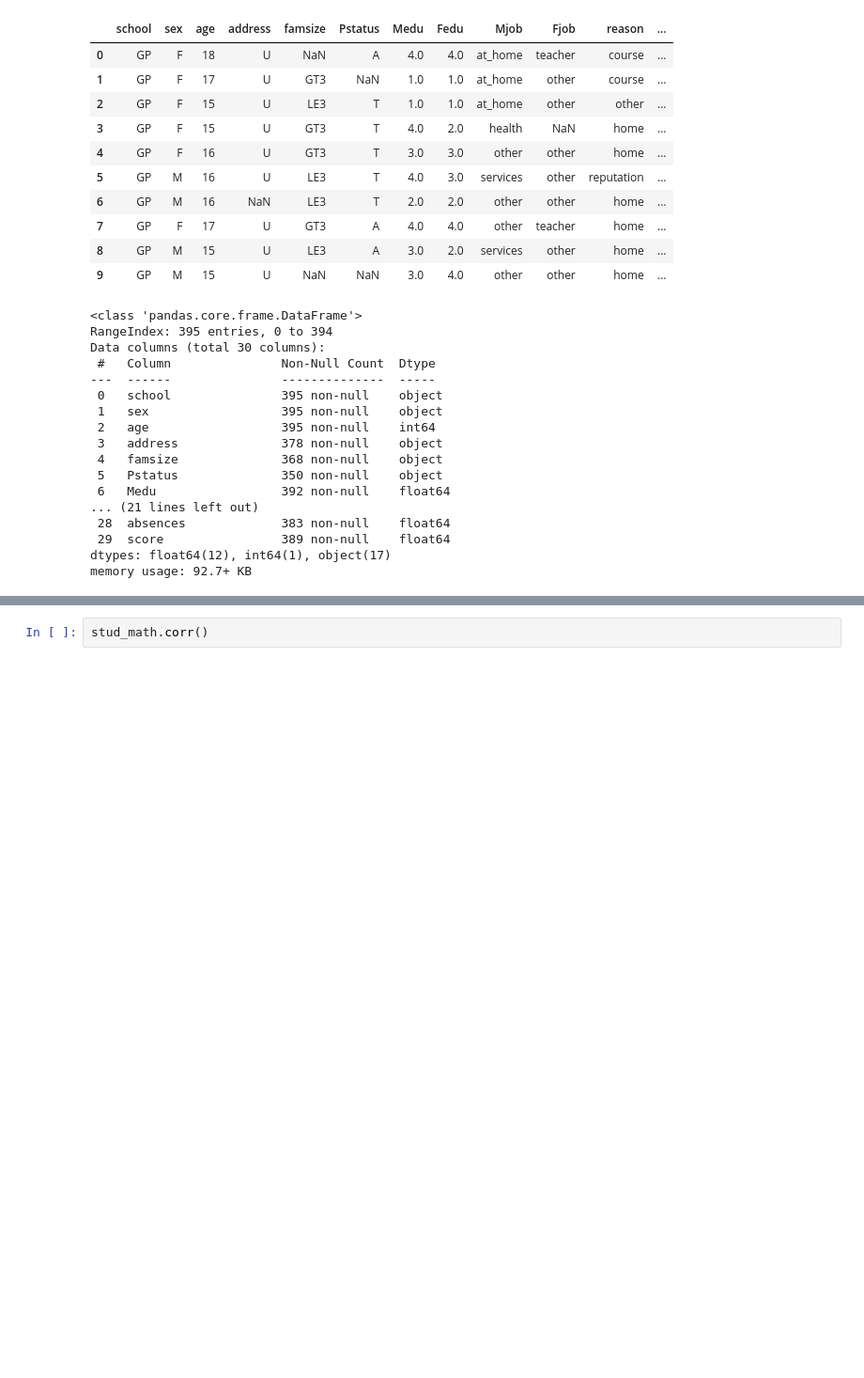
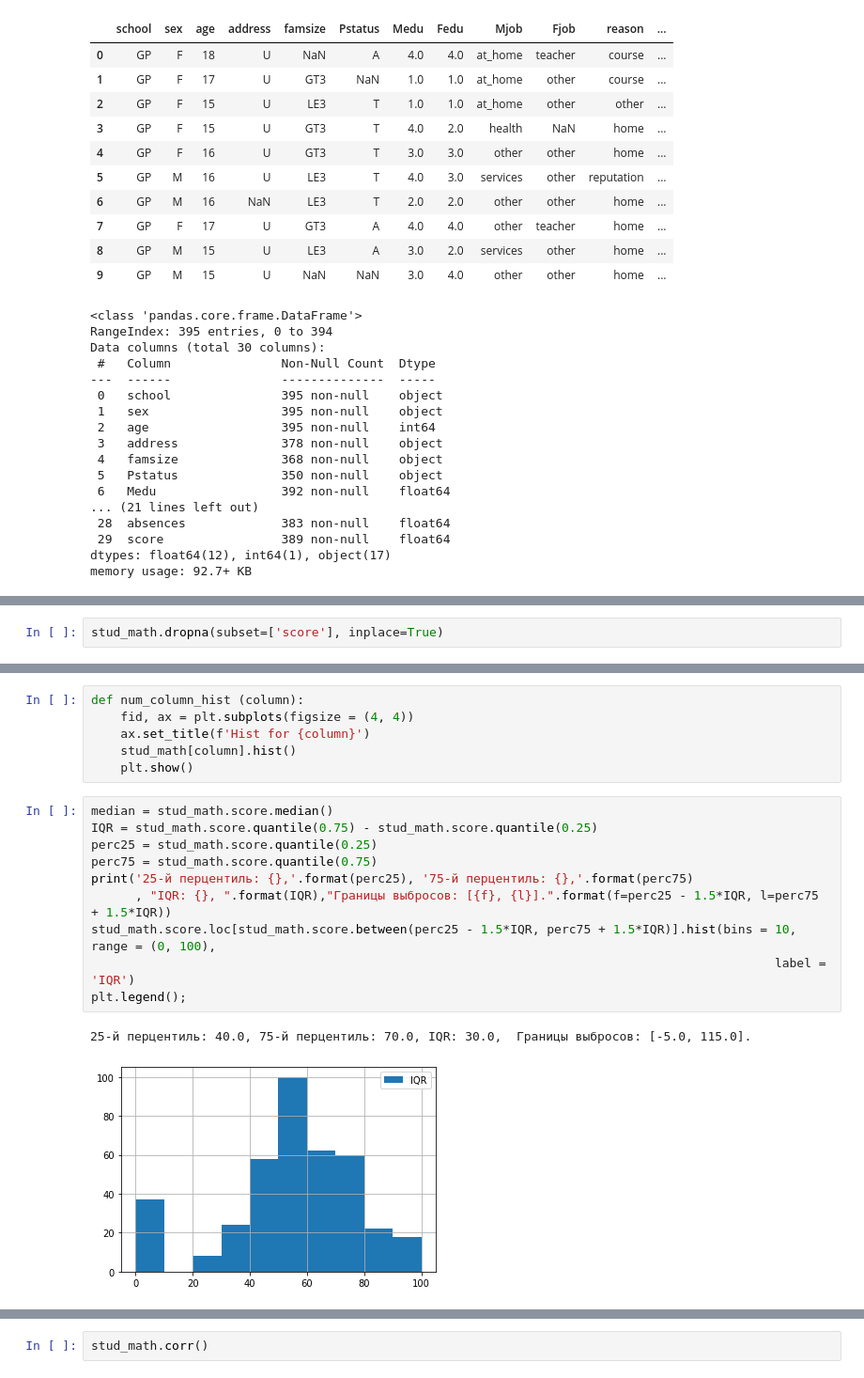
Before and after one commit to mculab64/projects, a Jupyter notebook: module_2/EDA.ipynb, the cells around one changed output, grey strips where cells are left out. Shown at 94% size. Drawn from its saved outputs; the diff is of its cells as text; blank space fills up the shorter version.

```diff
--- a/module_2/EDA.ipynb
+++ b/module_2/EDA.ipynb
@@ -89,0 +89,2 @@ Name: address, dtype: int64
+# %%
+stud_math.dropna(subset=['score'], inplace=True)
@@ -89,0 +108,19 @@ Name: address, dtype: int64
+# %%
+def num_column_hist (column):
+    fid, ax = plt.subplots(figsize = (4, 4))
+    ax.set_title(f'Hist for {column}')
+    stud_math[column].hist()
+    plt.show()
+# %%
+median = stud_math.score.median()
+IQR = stud_math.score.quantile(0.75) - stud_math.score.quantile(0.25)
+perc25 = stud_math.score.quantile(0.25)
+perc75 = stud_math.score.quantile(0.75)
+print('25-й перцентиль: {},'.format(perc25), '75-й перцентиль: {},'.format(perc75)
+      , "IQR: {}, ".format(IQR),"Границы выбросов: [{f}, {l}].".format(f=perc25 - 1.5*IQR, l=perc75 + 1.5*IQR))
+stud_math.score.loc[stud_math.score.between(perc25 - 1.5*IQR, perc75 + 1.5*IQR)].hist(bins = 10, range = (0, 100),
+                                                                                             label = 'IQR')
+plt.legend();
+# %% [output]
+25-й перцентиль: 40.0, 75-й перцентиль: 70.0, IQR: 30.0,  Границы выбросов: [-5.0, 115.0].
+[figure, added]
```
Also changed, not shown: parts of 33 cells of this notebook, 1 other file.
